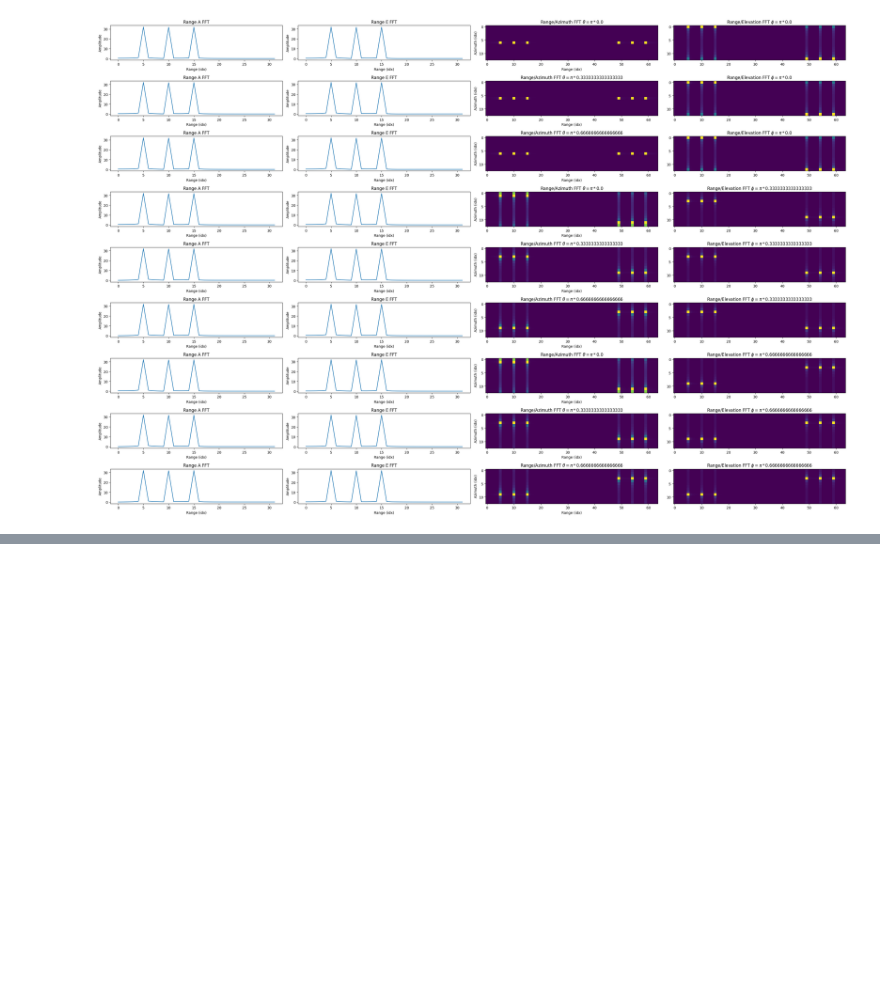
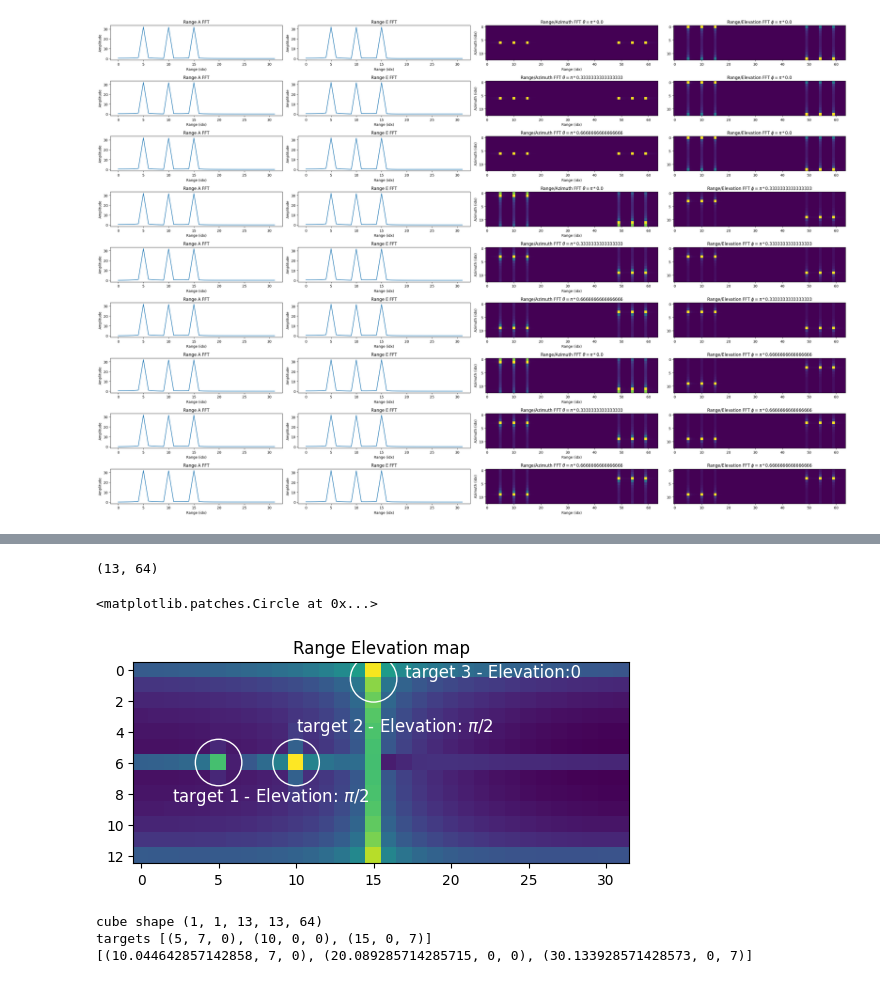
Before and after one commit to matt-chv/mmWrt, a Jupyter notebook: docs/MIMO_TDM.ipynb, the cells around one changed output, grey strips where cells are left out. Saved outputs shown, nothing was run; the diff lists cells and outputs as text; code cells hidden in the pictures; blank space fills up the shorter version.

```diff
--- a/docs/MIMO_TDM.ipynb
+++ b/docs/MIMO_TDM.ipynb
@@ -291,0 +348,79 @@ plt.tight_layout()
+# %%
+from numpy import log10
+VCE = zeros(( NT , NA)).astype(complex)
+for tx_idx in range(NT):
+    for rx_idx in range(NR):
+        VCE[tx_idx,:] += cube[0, 0, tx_idx, rx_idx, :]
+
+RAE = fftshift(fft(fft(VCE, axis=-1), axis=0), axes=0)
+print(RAE.shape)
+
+fig, (ax0) = plt.subplots(ncols=1)
+ax0.imshow(log10(abs(RAE[:,:NA//2])))
+ax0.set_title("Range Elevation map")
+ele_target1 = plt.Circle((5, 6), 1.5, fill=False, color="white")
+ele_target2 = plt.Circle((10, 6), 1.5, fill=False, color="white")
+ele_target3 = plt.Circle((15, 0.6), 1.5, fill=False, color="white")
+ax0.text(2, 8.5, f"target 1 - Elevation: $\pi$/2", color="white", fontsize=12)
+ax0.text(10, 4, f"target 2 - Elevation: $\pi$/2", color="white", fontsize=12)
+ax0.text(17, 0.5, f"target 3 - Elevation:0", color="white", fontsize=12)
+ax0.add_artist(ele_target1)
+ax0.add_artist(ele_target2)
+ax0.add_artist(ele_target3)
+# %% [output]
+(13, 64)
+<matplotlib.patches.Circle at 0x...>
+[figure, added]
+# %%
+from mmWrt.RadarSignalProcessing import cfar_ca_1d, cfar_1d, if2d
+from numpy import where, concatenate
+def pcl(cube):
+    Range_FFT = fft(cube, axis=-1)
+    range0 = Range_FFT[0,0,0,0,:NA//2]
+
+    cfar_th = cfar_1d(range0, num_training_cells=8, mode="full", cfar_type="CA")
+    target_filter = ((abs(range0) > abs(cfar_th)) & (abs(range0) > 20))
+    index_peaks = where(target_filter)
+    # focus on range bins where some targets are detected
+    # lowers memory constraints for follow-up FFTs
+    # usually the highest return as the fast time dimension is usually the largest
+    range_targets = Range_FFT[:,:,:,:,index_peaks[0]]
+    azi_FFT = fft(range_targets, axis=-2)
+    ele_FFT = fft(azi_FFT, axis=-3)
+    targets = []
+    for range_idx in range(len(index_peaks[0])):
+        target0_azi = azi_FFT[0,0,0,:,range_idx]
+        cfar_th_a = cfar_1d(target0_azi, num_training_cells=13,num_guard_cells=2, mode="full", debug=False, cfar_type="CA")
+        target_filter = ((abs(target0_azi) > abs(cfar_th_a)))
+        index_peaks_azi = where(target_filter)[0]
+        mag_azis = abs(azi_FFT[0,0,0,index_peaks_azi,range_idx])
+        # simplification: here we only look for one peak
+        # FIXME: should do peak grouping here to retrieve all targets
+        # the alternative to take all peaks from CFAR just yields too many targets
+        azi_idxs = [[m for m in mag_azis].index(max(mag_azis))]
+        for azi_idx in azi_idxs:
+            target0_ele = ele_FFT[0,0,:,index_peaks_azi[azi_idx],range_idx]
+            cfar_th_e = cfar_1d(target0_ele, num_training_cells=13,num_guard_cells=2, mode="full", debug=False, cfar_type="CA")
+            target_filter = ((abs(target0_ele) > abs(cfar_th_e)))
+            index_peaks_ele = where(target_filter)[0]
+            mag_eles = abs(ele_FFT[0,0,index_peaks_ele,azi_idx,range_idx])
+            # same comment as for azimuth: here should do peak grouping
+            # today only grabs the strongest echo in elevation
+            e_idx = [m for m in mag_eles].index(max(mag_eles))
+            targets.append((index_peaks[0][range_idx], index_peaks_azi[azi_idx], index_peaks_ele[e_idx]))
+    return targets
+
+
+
+
+
+print("cube shape",cube.shape)
+targets = pcl(cube)
+print("targets", targets)
+f2d = if2d(radar)
+targetr = [(f_idx*_fs*f2d/NA, a, e) for f_idx, a, e in targets]
+print(targetr)
+# %% [output]
+cube shape (1, 1, 13, 13, 64)
+targets [(5, 7, 0), (10, 0, 0), (15, 0, 7)]
+[(10.044642857142858, 7, 0), (20.089285714285715, 0, 0), (30.133928571428573, 0, 7)]
```
Also changed, not shown: parts of 3 cells of this notebook, 7 other files.
